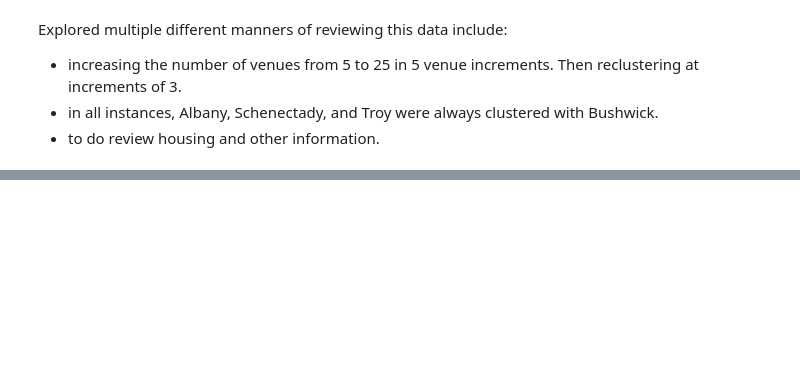
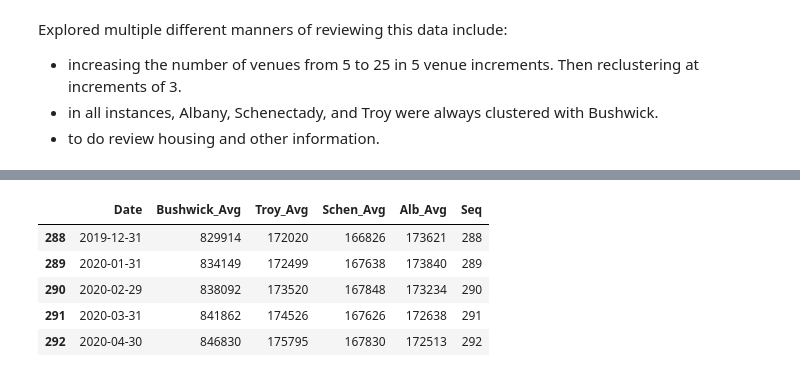
Before and after one commit to stryder518/Data_Science_Capstone, a Jupyter notebook: Data Science Capstone.ipynb, the cells around one changed output, grey strips where cells are left out. Cells and saved outputs as stored; diff of their text form; code cells hidden in the pictures; blank space fills up the shorter version.

```diff
--- a/Data Science Capstone.ipynb
+++ b/Data Science Capstone.ipynb
@@ -565,0 +575,53 @@ Explored multiple different manners of reviewing this data include:
+# %%
+bk_zips = [11221, 11207]
+troy_zip = [12182, 12180]
+albany_zip = [12208, 12210,12206, 12203]
+schenectady_zip = [12303, 12304]
+
+bk = housingDF[housingDF.RegionName.isin(bk_zips)]
+troy = housingDF[housingDF.RegionName.isin(troy_zip)]
+alb = housingDF[housingDF.RegionName.isin(albany_zip)]
+schen = housingDF[housingDF.RegionName.isin(schenectady_zip)]
+
+housing = pd.concat([bk, troy, alb, schen])
+
+housing.reset_index(drop=True, inplace = True)
+
+housing.drop(['RegionName','RegionID', 'SizeRank', 'RegionType','StateName','State', 'Metro', 'CountyName'], axis = 1, inplace = True)
+
+housing['City'] = np.where((housing.City == 'New York'),'Bushwick',housing.City)
+
+ht = pd.DataFrame()
+
+ht = housing.T
+
+ht.columns = ['BW1', 'BW2', 'T1', 'T2', 'A1', 'A2', 'A3', 'A4', 'S1', 'S2']
+ht.reset_index(inplace = True)
+
+ht.rename_axis(None, axis=1)
+
+ht.drop(ht.index[[0]], inplace = True)
+
+ht['Bushwick_Avg'] = (ht['BW1'] + ht['BW2'])/2 #generate mean of Bushwick
+ht['Troy_Avg'] = (ht['T1'] + ht['T2'])/2 #generate mean of Bushwick
+ht['Schen_Avg'] = (ht['S1'] + ht['S2'])/2 #generate mean of Bushwick
+ht['Alb_Avg'] = (ht['A1'] + ht['A2'] + ht['A3'] + ht['A3'])/4
+
+ht_avg = ht
+ht_avg.drop(labels=['BW1', 'BW2', 'T1', 'T2', 'A1', 'A2', 'A3', 'A4', 'S1', 'S2'], axis=1,inplace = True)
+ht_avg.columns.values[0] = "Date"
+ht_avg['Date'] = pd.to_datetime(ht_avg.Date)
+ht_avg.dtypes
+
+ht_avg['Seq'] = ht_avg.index
+
+#Based on basic research. Home values in Schenectady, Troy, and Albany are approximately 315% lower than Bushwick.
+
+ht_avg.tail(5)
+# %% [output]
+|  | Date | Bushwick_Avg | Troy_Avg | Schen_Avg | Alb_Avg | Seq |
+| 288 | 2019-12-31 | 829914 | 172020 | 166826 | 173621 | 288 |
+| 289 | 2020-01-31 | 834149 | 172499 | 167638 | 173840 | 289 |
+| 290 | 2020-02-29 | 838092 | 173520 | 167848 | 173234 | 290 |
+| 291 | 2020-03-31 | 841862 | 174526 | 167626 | 172638 | 291 |
+| 292 | 2020-04-30 | 846830 | 175795 | 167830 | 172513 | 292 |
```
Also changed, not shown: parts of 5 cells of this notebook.
